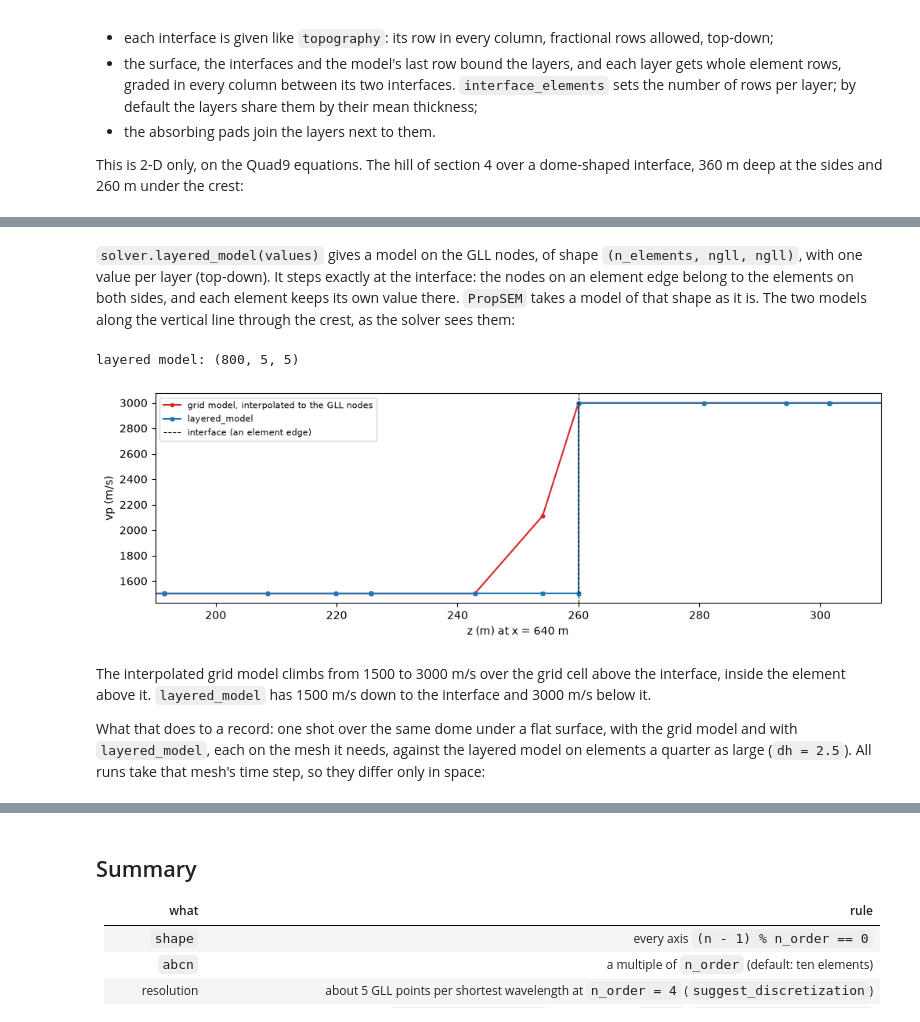
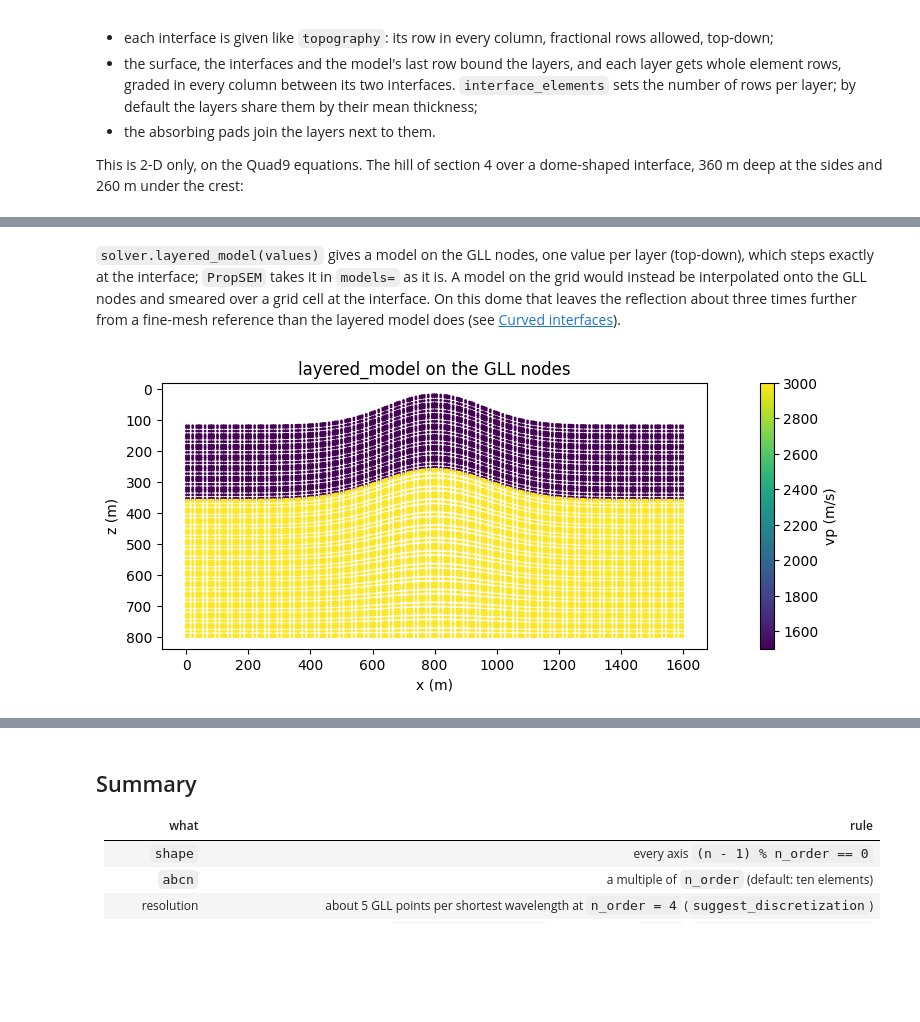
Before and after one commit to DeepWave-KAUST/sweep, a Jupyter notebook: docs/notebooks/50_sem_mesh_and_time_step.ipynb, the cells around one changed output, grey strips where cells are left out. Saved outputs shown, nothing was run; the diff lists cells and outputs as text; code cells hidden in the pictures; blank space fills up the shorter version.

```diff
--- a/docs/notebooks/50_sem_mesh_and_time_step.ipynb
+++ b/docs/notebooks/50_sem_mesh_and_time_step.ipynb
@@ -237,43 +237,19 @@ element rows per layer: [7, 13] (the lower one includes the 4 rows of the C-PML)
 # %% [markdown]
-`solver.layered_model(values)` gives a model on the GLL nodes, of shape
-`(n_elements, ngll, ngll)`, with one value per layer (top-down). It steps exactly
-at the interface: the nodes on an element edge belong to the elements on both
-sides, and each element keeps its own value there. `PropSEM` takes a model of
-that shape as it is. The two models along the vertical line through the crest,
-as the solver sees them:
+`solver.layered_model(values)` gives a model on the GLL nodes, one value per layer (top-down),
+which steps exactly at the interface; `PropSEM` takes it in `models=` as it is. A model on the
+grid would instead be interpolated onto the GLL nodes and smeared over a grid cell at the
+interface. On this dome that leaves the reflection about three times further from a fine-mesh
+reference than the layered model does (see
+[Curved interfaces](../../user-guide/sem/#curved-interfaces)).
 # %%
-from scipy.interpolate import RegularGridInterpolator
-
 vp_layers = solver_l.layered_model([1500.0, 3000.0])          # (n_elements, 5, 5)
-print('layered model:', tuple(vp_layers.shape))
-
-vp_grid = np.where(np.arange(shape[0])[:, None] < interface[None, :], 1500.0, 3000.0)
-on_grid = RegularGridInterpolator((np.arange(shape[0]) * dh, ix * dh), vp_grid)
-
-xe = solver_l.mesh.x_e.cpu().numpy() - pad                    # model coordinates (m)
-ze = solver_l.mesh.z_e.cpu().numpy()
-line = (np.abs(xe - 64 * dh) < 1e-6) & (ze <= z_max)          # the GLL nodes at x = 640 m, above the C-PML
-order = np.argsort(ze[line], kind='stable')                   # by depth, element by element
-z_line = ze[line][order]
-z_i = interface[64] * dh
-fig, ax = plt.subplots(figsize=(10, 3.2), constrained_layout=True)
-ax.plot(z_line, on_grid(np.stack([z_line, np.full_like(z_line, 64 * dh)], axis=1)), 'o-',
-        ms=3, color='tab:red', label='grid model, interpolated to the GLL nodes')
-ax.plot(z_line, vp_layers.cpu().numpy()[line][order], 's-', ms=3, color='tab:blue',
-        label='layered_model')
-ax.axvline(z_i, color='k', ls='--', lw=0.8, label='interface (an element edge)')
-ax.set_xlim(z_i - 70, z_i + 50)
-ax.set_xlabel('z (m) at x = 640 m'); ax.set_ylabel('vp (m/s)'); ax.legend(fontsize=8)
+mesh_l = solver_l.mesh
+fig, ax = plt.subplots(figsize=(12, 3.4), constrained_layout=True)
+sc = ax.scatter(mesh_l.x_e.flatten().cpu(), mesh_l.z_e.flatten().cpu(),
+                c=vp_layers.flatten().cpu(), s=1, cmap='viridis')
+ax.invert_yaxis(); ax.set_aspect('equal')
+ax.set_xlabel('x (m)'); ax.set_ylabel('z (m)'); ax.set_title('layered_model on the GLL nodes')
+fig.colorbar(sc, ax=ax, label='vp (m/s)')
 plt.show()
 # %% [output]
-layered model: (800, 5, 5)
-[figure, old version]
+[figure, new version]
-# %% [markdown]
-The interpolated grid model climbs from 1500 to 3000 m/s over the grid cell
-above the interface, inside the element above it. `layered_model` has 1500 m/s
-down to the interface and 3000 m/s below it.
-
-What that does to a record: one shot over the same dome under a flat surface,
-with the grid model and with `layered_model`, each on the mesh it needs, against
-the layered model on elements a quarter as large (`dh = 2.5`). All runs take
-that mesh's time step, so they differ only in space:
```
Also changed, not shown: parts of 7 cells of this notebook, 19 other files.
